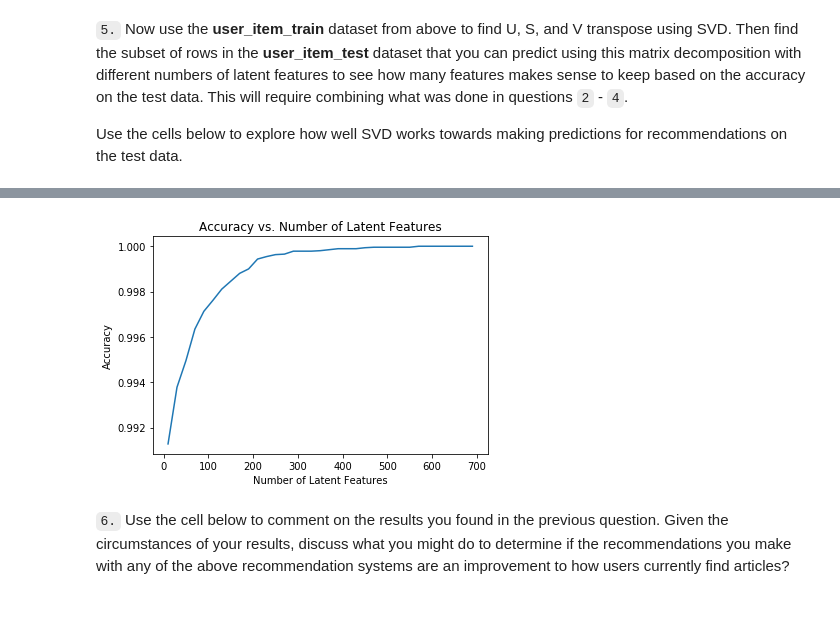
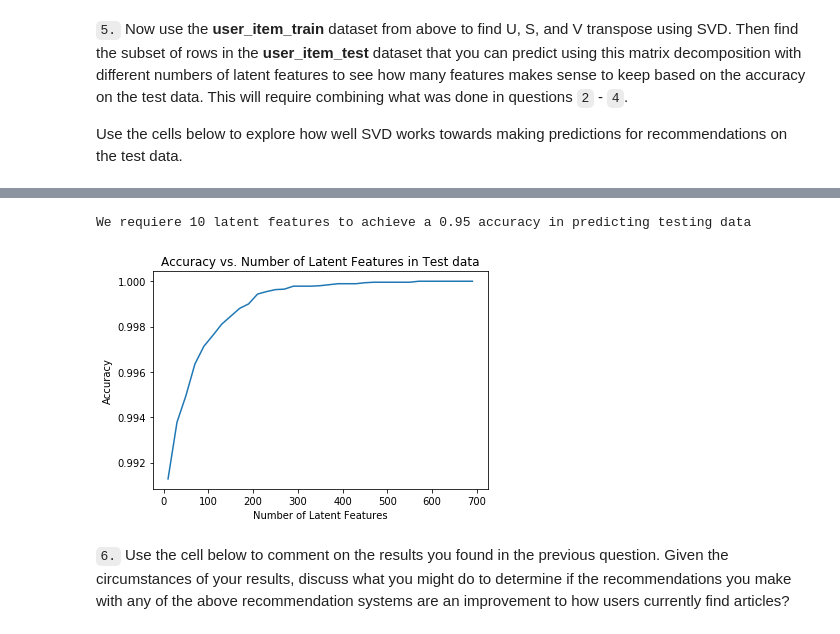
Before and after one commit to DanyIvan/Recomendation-Egines, a Jupyter notebook: Recommendations_with_IBM.ipynb, the cells around one changed output, grey strips where cells are left out. Cells and saved outputs as stored; diff of their text form; code cells hidden in the pictures.

```diff
--- a/Recommendations_with_IBM.ipynb
+++ b/Recommendations_with_IBM.ipynb
@@ -933,0 +951,25 @@ idx_pred = user_item_test[~user_item_test.index.isin(idx_no_pred)]
+# %%
+num_latent_feats = np.arange(10,700+10,20)
+accuracy_traning = []
+
+for k in num_latent_feats:
+    # restructure train data with k latent features
+    s_train_new, u_train_new, vt_train_new = np.diag(s_train[:k]), u_train[:, :k], vt_train[:k, :]
+
+    # predict test data with train data
+    user_item_train_pred = np.around(np.dot(np.dot(u_train_new, s_train_new), vt_train_new))
+
+    # compute error for each prediction to actual value
+    diffs = np.subtract(user_item_train_pred, user_item_train)
+
+    # total errors and keep track of them
+    err = np.sum(np.sum(np.abs(diffs)))
+    accuracy_traning.append(1-err/df.shape[0])
+
+
+plt.plot(num_latent_feats, accuracy_traning);
+plt.xlabel('Number of Latent Features');
+plt.ylabel('Accuracy');
+plt.title('Accuracy vs. Number of Latent Features in Training data');
+
+print(f'We requiere {num_latent_feats[np.where(np.array(accuracy_traning) > .95)[0][0]]} latent features to achieve a 0.95 accuracy in predicting traning data')
@@ -934,27 +979,31 @@ idx_pred = user_item_test[~user_item_test.index.isin(idx_no_pred)]
 # %%
 num_latent_feats = np.arange(10,700+10,20)
-sum_errs = []
+accuracy_test = []
 
 for k in num_latent_feats:
-    # restructure with k latent features
+    # restructure train data with k latent features
     s_train_new, u_train_new, vt_train_new = np.diag(s_train[:k]), u_train[:, :k], vt_train[:k, :]
 
-    # take dot product
+    # predict test data with train data
     user_item_pred = np.around(np.dot(np.dot(u_train_new, s_train_new), vt_train_new))[idx_pred.index -1,:]
     user_item_test = idx_pred
+
     # compute error for each prediction to actual value
     diffs = np.subtract(user_item_pred, user_item_test)
 
     # total errors and keep track of them
     err = np.sum(np.sum(np.abs(diffs)))
-    sum_errs.append(err)
+    accuracy_test.append(1 - err/df.shape[0] )
 
 
-plt.plot(num_latent_feats, 1 - np.array(sum_errs)/df.shape[0]);
+plt.plot(num_latent_feats, accuracy_test);
 plt.xlabel('Number of Latent Features');
 plt.ylabel('Accuracy');
-plt.title('Accuracy vs. Number of Latent Features');
+plt.title('Accuracy vs. Number of Latent Features in Test data');
+
+print(f'We requiere {num_latent_feats[np.where(np.array(accuracy_test) > .95)[0][0]]} latent features to achieve a 0.95 accuracy in predicting testing data')
 # %% [output]
+We requiere 10 latent features to achieve a 0.95 accuracy in predicting testing data
-[figure, old version]
+[figure, new version]
 # %% [markdown]
 `6.` Use the cell below to comment on the results you found in the previous question. Given the circumstances of your results, discuss what you might do to determine if the recommendations you make with any of the above recommendation systems are an improvement to how users currently find articles?
```
Also changed, not shown: parts of 11 cells of this notebook, 1 other file.
